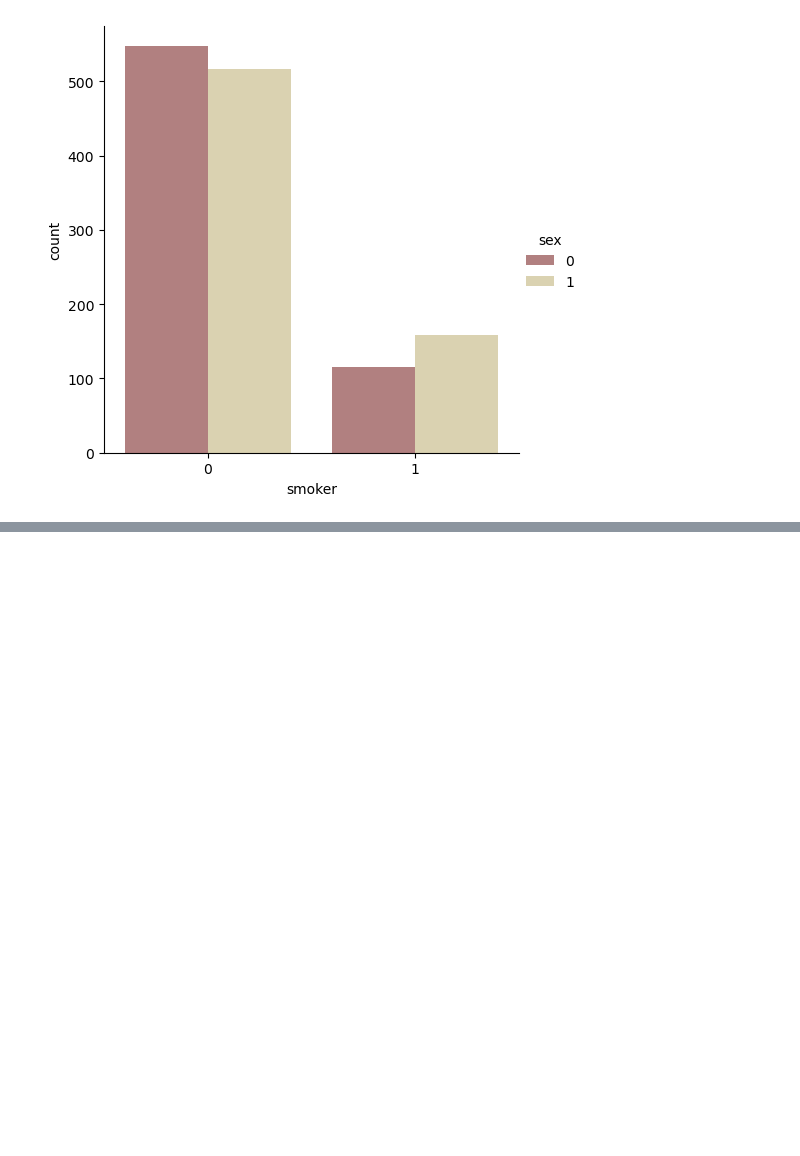
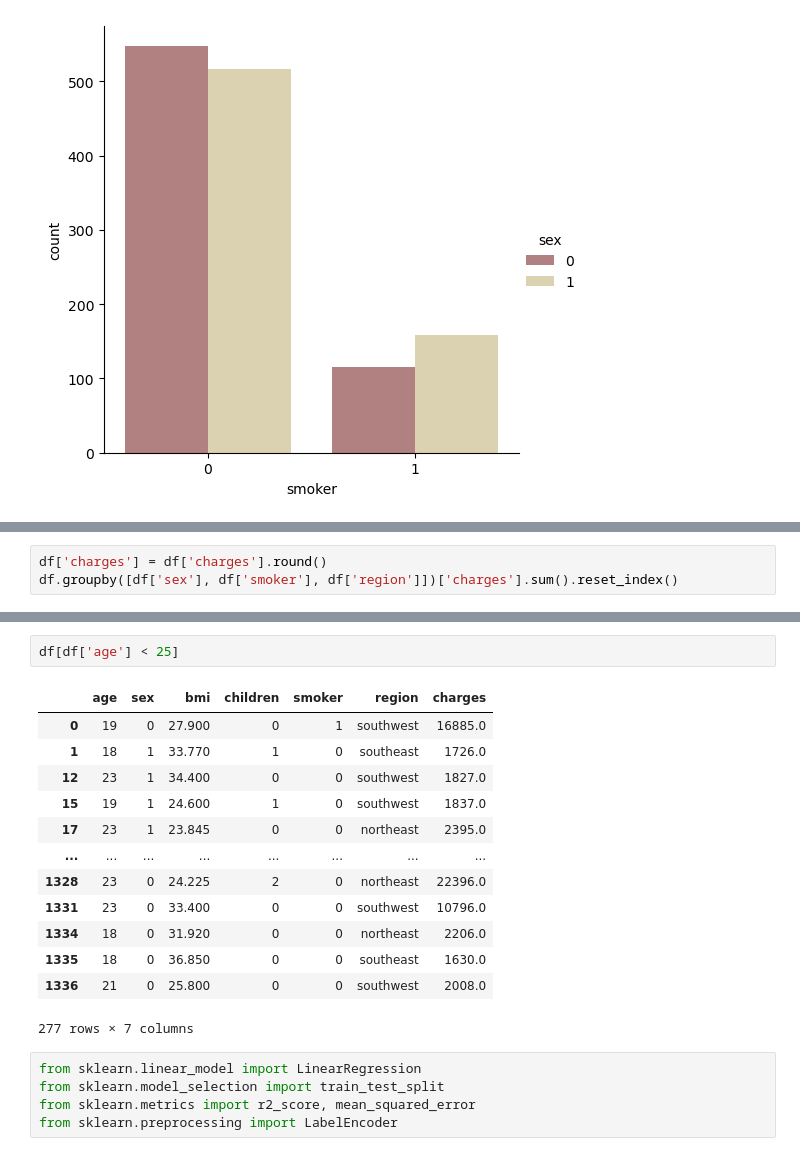
Before and after one commit to chaudhary-dotcom/ML, a Jupyter notebook: Insurance_charge_Predication.ipynb, the cells around one changed output, grey strips where cells are left out. Cells and saved outputs as stored; diff of their text form; blank space fills up the shorter version.

```diff
--- a/Insurance_charge_Predication.ipynb
+++ b/Insurance_charge_Predication.ipynb
@@ -172,0 +203,3 @@ plt.show()
+# %%
+df['charges'] = df['charges'].round()
+df.groupby([df['sex'], df['smoker'], df['region']])['charges'].sum().reset_index()
@@ -172,0 +224,21 @@ plt.show()
+# %%
+df[df['age'] < 25]
+# %% [output]
+|  | age | sex | bmi | children | smoker | region | charges |
+| 0 | 19 | 0 | 27.900 | 0 | 1 | southwest | 16885.0 |
+| 1 | 18 | 1 | 33.770 | 1 | 0 | southeast | 1726.0 |
+| 12 | 23 | 1 | 34.400 | 0 | 0 | southwest | 1827.0 |
+| 15 | 19 | 1 | 24.600 | 1 | 0 | southwest | 1837.0 |
+| 17 | 23 | 1 | 23.845 | 0 | 0 | northeast | 2395.0 |
+| ... | ... | ... | ... | ... | ... | ... | ... |
+| 1328 | 23 | 0 | 24.225 | 2 | 0 | northeast | 22396.0 |
+| 1331 | 23 | 0 | 33.400 | 0 | 0 | southwest | 10796.0 |
+| 1334 | 18 | 0 | 31.920 | 0 | 0 | northeast | 2206.0 |
+| 1335 | 18 | 0 | 36.850 | 0 | 0 | southeast | 1630.0 |
+| 1336 | 21 | 0 | 25.800 | 0 | 0 | southwest | 2008.0 |
+277 rows × 7 columns
+# %%
+from sklearn.linear_model import LinearRegression
+from sklearn.model_selection import train_test_split
+from sklearn.metrics import r2_score, mean_squared_error
+from sklearn.preprocessing import LabelEncoder
```
Also changed, not shown: parts of 10 cells of this notebook.
